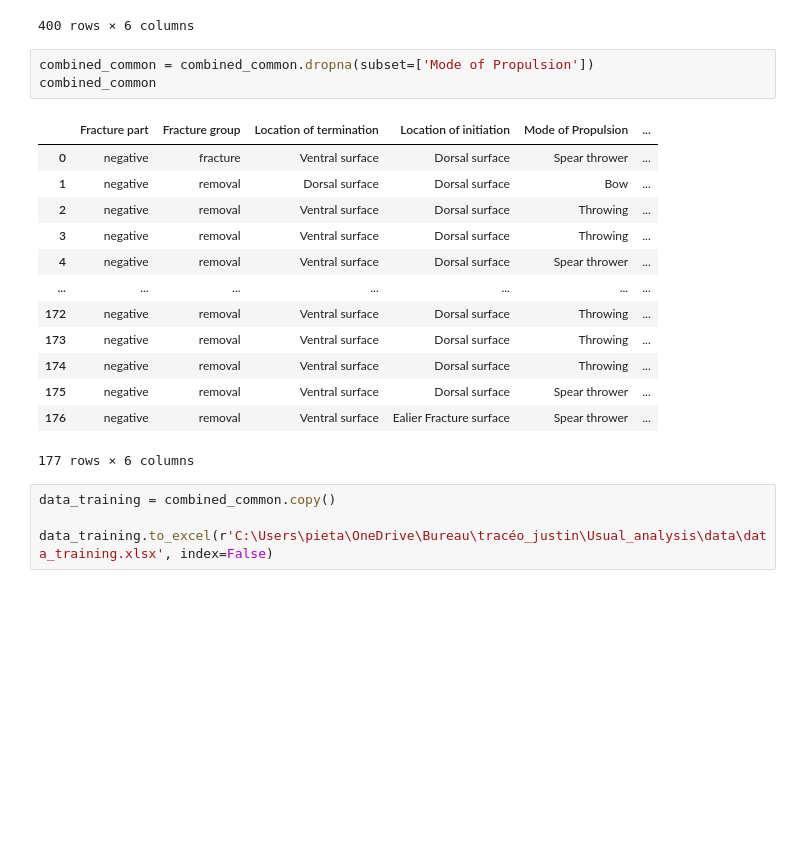
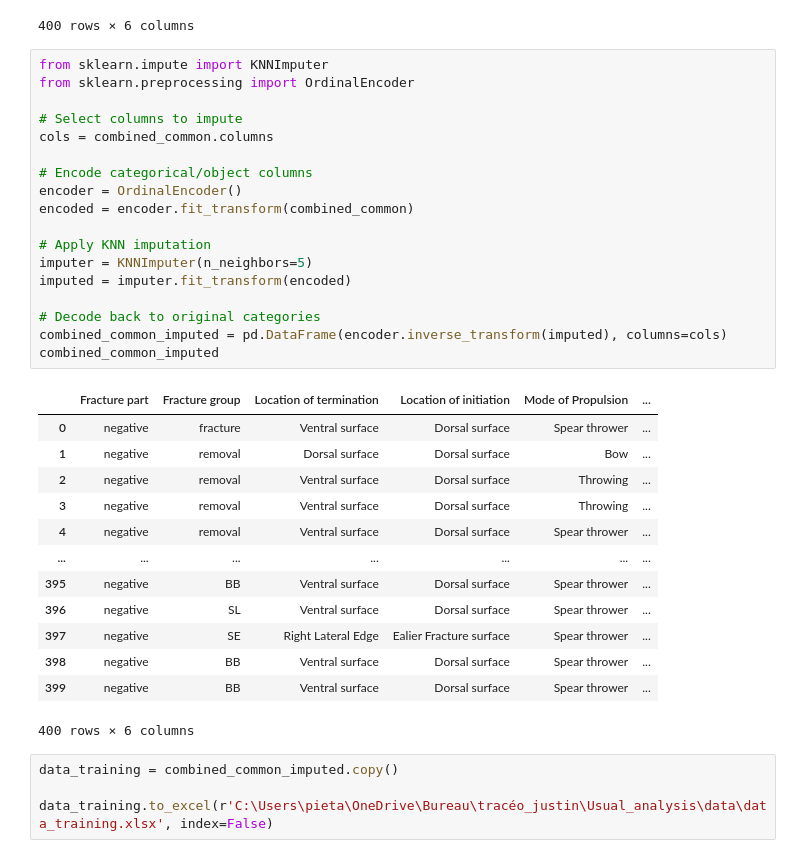
Before and after one commit to AdrienPiette/Usual_analysis, a Jupyter notebook: notebooks/data_explo.ipynb, the cells around one changed output. Cells and saved outputs as stored; diff of their text form; blank space fills up the shorter version.

Commit message:
new data

```diff
--- a/notebooks/data_explo.ipynb
+++ b/notebooks/data_explo.ipynb
@@ -190,23 +190,38 @@ combined_common
 | 399 | negative | BB | Ventral surface | Dorsal surface | NaN | ... |
 400 rows × 6 columns
 # %%
-combined_common = combined_common.dropna(subset=['Mode of Propulsion'])
-combined_common
+from sklearn.impute import KNNImputer
+from sklearn.preprocessing import OrdinalEncoder
+
+# Select columns to impute
+cols = combined_common.columns
+
+# Encode categorical/object columns
+encoder = OrdinalEncoder()
+encoded = encoder.fit_transform(combined_common)
+
+# Apply KNN imputation
+imputer = KNNImputer(n_neighbors=5)
+imputed = imputer.fit_transform(encoded)
+
+# Decode back to original categories
+combined_common_imputed = pd.DataFrame(encoder.inverse_transform(imputed), columns=cols)
+combined_common_imputed
 # %% [output]
 |  | Fracture part | Fracture group | Location of termination | Location of initiation | Mode of Propulsion | ... |
 | 0 | negative | fracture | Ventral surface | Dorsal surface | Spear thrower | ... |
 | 1 | negative | removal | Dorsal surface | Dorsal surface | Bow | ... |
 | 2 | negative | removal | Ventral surface | Dorsal surface | Throwing | ... |
 | 3 | negative | removal | Ventral surface | Dorsal surface | Throwing | ... |
 | 4 | negative | removal | Ventral surface | Dorsal surface | Spear thrower | ... |
 | ... | ... | ... | ... | ... | ... | ... |
-| 172 | negative | removal | Ventral surface | Dorsal surface | Throwing | ... |
-| 173 | negative | removal | Ventral surface | Dorsal surface | Throwing | ... |
-| 174 | negative | removal | Ventral surface | Dorsal surface | Throwing | ... |
-| 175 | negative | removal | Ventral surface | Dorsal surface | Spear thrower | ... |
-| 176 | negative | removal | Ventral surface | Ealier Fracture surface | Spear thrower | ... |
+| 395 | negative | BB | Ventral surface | Dorsal surface | Spear thrower | ... |
+| 396 | negative | SL | Ventral surface | Dorsal surface | Spear thrower | ... |
+| 397 | negative | SE | Right Lateral Edge | Ealier Fracture surface | Spear thrower | ... |
+| 398 | negative | BB | Ventral surface | Dorsal surface | Spear thrower | ... |
+| 399 | negative | BB | Ventral surface | Dorsal surface | Spear thrower | ... |
-177 rows × 6 columns
+400 rows × 6 columns
 # %%
-data_training = combined_common.copy()
+data_training = combined_common_imputed.copy()
 
 data_training.to_excel(r'C:\Users\pieta\OneDrive\Bureau\tracéo_justin\Usual_analysis\data\data_training.xlsx', index=False)
```
Also changed, not shown: 2 other files.
